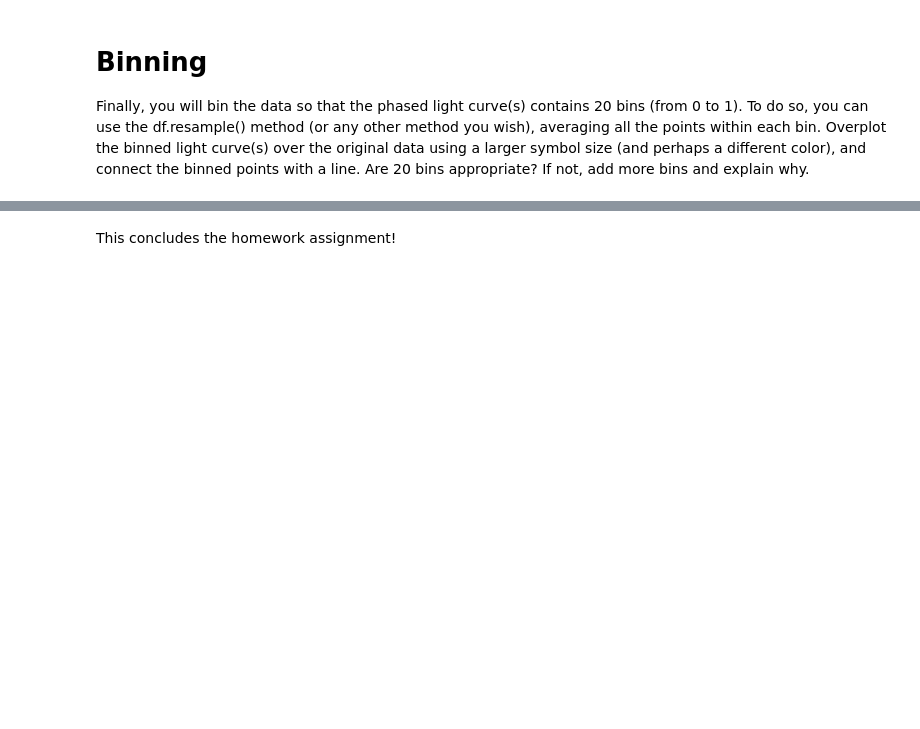
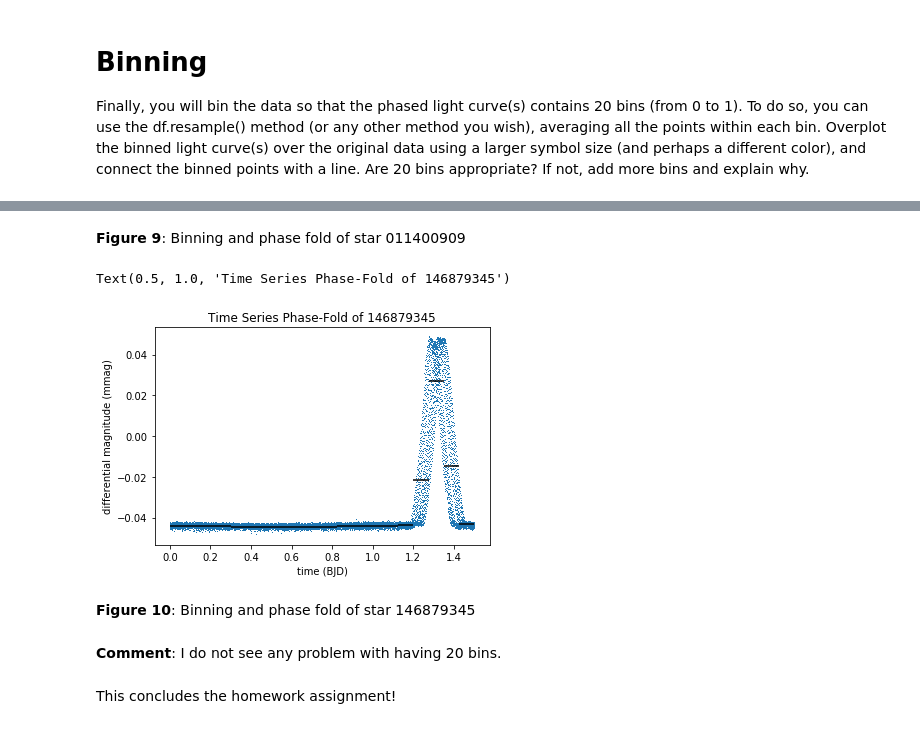
Before and after one commit to cath19/DSPS_-charty-, a Jupyter notebook: HW11/TESSlightcurves_cHarty.ipynb, the cells around one changed output, grey strips where cells are left out. Saved outputs shown, nothing was run; the diff lists cells and outputs as text; code cells hidden in the pictures; blank space fills up the shorter version.

```diff
--- a/HW11/TESSlightcurves_cHarty.ipynb
+++ b/HW11/TESSlightcurves_cHarty.ipynb
@@ -236,8 +236,8 @@ period2
 1.5015568389322842
 # %%
 fig = pl.figure(figsize = (8, 8))
-timeSeries2['phase-fold'] = np.mod(timeSeries2['time'], period2)
-pl.plot(timeSeries2['phase-fold'], timeSeries2['mmag'], '.')
+timeSeries2['phasefold'] = np.mod(timeSeries2['time'], period2)
+pl.plot(timeSeries2['phasefold'], timeSeries2['mmag'], '.')
 pl.title('Time Series Phase-Fold of 146879345')
 pl.xlabel('time (BJD)')
 pl.ylabel('differential magnitude (mmag)')
@@ -280,17 +252,0 @@ bin_means2 = (np.histogram(timeSeries2['mmag'], bins = 20, weights = timeSeries2
-# %%
-timeSeries2['phase-fold'] = np.mod(timeSeries2['time'], period2)
-
-fig, ax = pl.subplots()
-ax.plot(timeSeries2['phase-fold'], timeSeries2['mmag'], '.')
-
-
-for i in range(20):
-  min = i * 0.05
-  max = i * 0.05 + 0.05
-  y = bin_means2[i]
-  ax.axhline(y = y, xmin =  min, xmax = max, linestyle = '-')
-
-pl.title('Time Series Phase-Fold of 011400909')
-pl.xlabel('time (BJD)')
-pl.ylabel('differential magnitude (mmag)')
-pl.show()
@@ -303,3 +270,15 @@ Obviously, the bins were done incorrectly, but were done the best I could. Due t
+# %% [markdown]
+**Figure 9**: Binning and phase fold of star 011400909
+# %%
+binning(timeSeries2, '146879345')
+pl.title('Time Series Phase-Fold of 146879345')
+# %% [output]
+Text(0.5, 1.0, 'Time Series Phase-Fold of 146879345')
+[figure, added]
+# %% [markdown]
+**Figure 10**: Binning and phase fold of star 146879345
+# %% [markdown]
+**Comment**: I do not see any problem with having 20 bins.
 # %% [markdown]
 This concludes the homework assignment!
 # %% [markdown]
```
Also changed, not shown: parts of 13 cells of this notebook.
